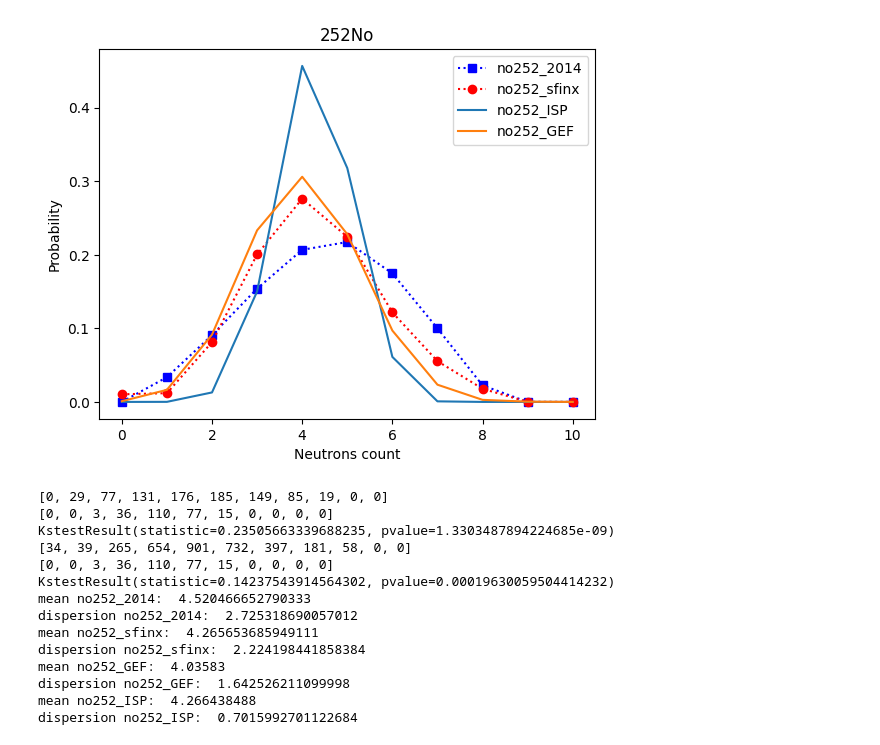
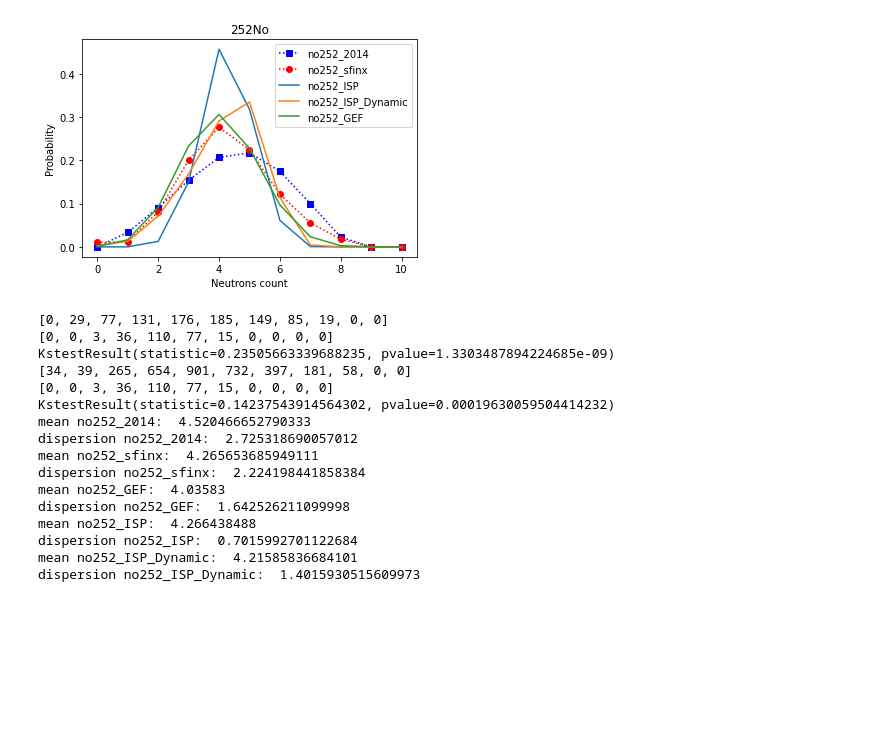
Before and after one commit to siberianisaev/NeutronBarrel, a Jupyter notebook: Python/KStest.ipynb, the cells around one changed output. Drawn from its saved outputs; the diff is of its cells as text; code cells hidden in the pictures; blank space fills up the shorter version.

```diff
--- a/Python/KStest.ipynb
+++ b/Python/KStest.ipynb
@@ -321,34 +321,50 @@ no252_ISP = np.array([0,
                       0.150198072,
                       0.456864808,
                       0.317940382,
                       0.061214241,
                       7.87341E-4,
                       1.56E-7,
                       0,
                       0])
+no252_ISP_Dynamic = np.array([
+    0.00278401492829662,
+    0.0131139738712377,
+    0.0709894195288925,
+    0.168488489992719,
+    0.291112741963915,
+    0.334977801865274,
+    0.113907658220458,
+    0.00449312096057528,
+    0.000132697312665267,
+    8.13559669513391E-08,
+    0
+])
 xx = list(range(0, 11))
 plt.plot(xx,no252_2014,'bs:',label='no252_2014') # 4.51
 plt.plot(xx,no252_sfinx,'ro:',label='no252_sfinx') # 4.25, 2.1 --- 4.27 2.2 restored
 plt.plot(xx,no252_ISP,label='no252_ISP')
+plt.plot(xx,no252_ISP_Dynamic,label='no252_ISP_Dynamic')
 plt.plot(xx,no252_GEF,label='no252_GEF') # 4.03583 +/- 0.01436564 ; std 1.281611
 plt.legend()
 plt.title('252No')
 plt.xlabel('Neutrons count')
 plt.ylabel('Probability')
 plt.show()
 print(ks_2samp(neutron_events_from(no252_2014, 853), neutron_events_from(no252_ISP)))
 print(ks_2samp(neutron_events_from(no252_sfinx, 3260), neutron_events_from(no252_ISP)))
 
 print("mean no252_2014: ", mean_from(no252_2014))
 print("dispersion no252_2014: ", dispersion_from(no252_2014))
 print("mean no252_sfinx: ", mean_from(no252_sfinx))
 print("dispersion no252_sfinx: ", dispersion_from(no252_sfinx))
 print("mean no252_GEF: ", mean_from(no252_GEF))
 print("dispersion no252_GEF: ", dispersion_from(no252_GEF))
 print("mean no252_ISP: ", mean_from(no252_ISP))
 print("dispersion no252_ISP: ", dispersion_from(no252_ISP))
+print("mean no252_ISP_Dynamic: ", mean_from(no252_ISP_Dynamic))
+print("dispersion no252_ISP_Dynamic: ", dispersion_from(no252_ISP_Dynamic))
 # %% [output]
-[figure, old version]
+[figure, new version]
 [0, 29, 77, 131, 176, 185, 149, 85, 19, 0, 0]
 [0, 0, 3, 36, 110, 77, 15, 0, 0, 0, 0]
 KstestResult(statistic=0.23505663339688235, pvalue=1.3303487894224685e-09)
@@ -363,6 +379,8 @@ mean no252_GEF:  4.03583
 dispersion no252_GEF:  1.642526211099998
 mean no252_ISP:  4.266438488
 dispersion no252_ISP:  0.7015992701122684
+mean no252_ISP_Dynamic:  4.21585836684101
+dispersion no252_ISP_Dynamic:  1.4015930515609973
 # %%
 # No-254
 no254_exp  = np.array([0,
```
Also changed, not shown: parts of 6 cells of this notebook.
